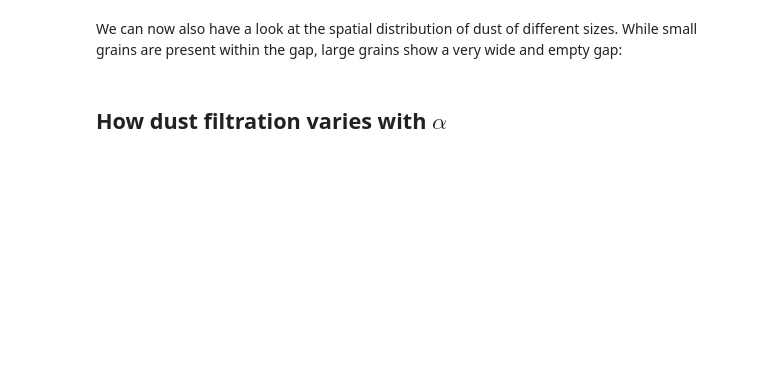
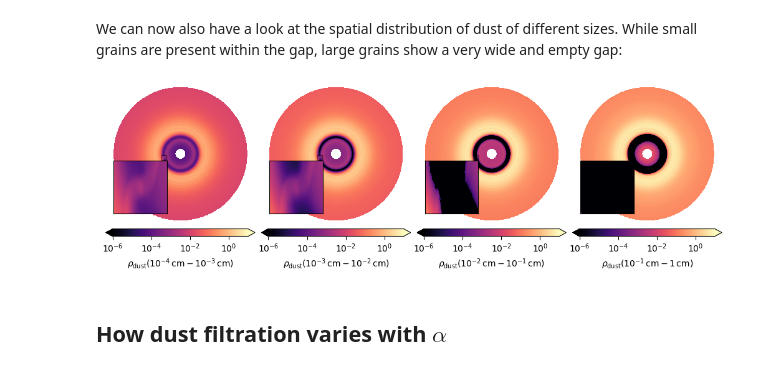
Before and after one commit to ThomasPfeil/TriPoDAthena_Introduction, a Jupyter notebook: TriPoDAthenaData.ipynb, the cells around one changed output. Cells and saved outputs as stored; diff of their text form; code cells hidden in the pictures; blank space fills up the shorter version.

```diff
--- a/TriPoDAthenaData.ipynb
+++ b/TriPoDAthenaData.ipynb
@@ -69,9 +69,9 @@ unit_len   = l0*au
 # with only 1 vertical grid cell)
 #
 ri   = data['x1f'] * l0 # radial grid cell interfaces
-phii = data['x2f'] * l0 # azimuthal grid cell interfaces
+phii = data['x2f'] # azimuthal grid cell interfaces
 r    = data['x1v'] * l0 # radial grid cell centers
-phi  = data['x2v'] * l0 # azimuthal grid cell centers
+phi  = data['x2v'] # azimuthal grid cell centers
 
 R, Phi = np.meshgrid(r, phi)
 
@@ -494,7 +531,7 @@ ax1  = plt.subplot(gs[0,1])
 ax2  = plt.subplot(gs[0,2])
 ax3  = plt.subplot(gs[0,3])
 
-plot0 = ax0.pcolormesh(x,y,np.where(np.logical_and(a[None,None,:]>1e-4, a[None,None,:]<1e-3),sig_recon2d_,0.).sum(-1), norm=LogNorm(vmin=1e-6, vmax=0.2), cmap='magma', rasterized=True)
+plot0 = ax0.pcolormesh(x,y,np.where(np.logical_and(a[None,None,:]>1e-4, a[None,None,:]<1e-3),sig_recon2d_,0.).sum(-1), norm=LogNorm(vmin=1e-6, vmax=10), cmap='magma', rasterized=True)
 ax0.axis('off')
 ax0.set_xlim(-20,20)
 ax0.axis('scaled')
@@ -502,12 +539,12 @@ plt.colorbar(plot0, ax=ax0, orientation='horizontal', label=r'$\rho_\mathrm{dust
 axins0 = ax0.inset_axes(
     [0.0, 0.05, 0.4, 0.4],
     xlim=(x1, x2), ylim=(y1, y2), xticklabels=[], yticklabels=[])
-axins0.pcolormesh(x,y,np.where(np.logical_and(a[None,None,:]>1e-4, a[None,None,:]<1e-3),sig_recon2d_,0.).sum(-1), norm=LogNorm(vmin=1e-6, vmax=0.2), cmap='magma', rasterized=True)
+axins0.pcolormesh(x,y,np.where(np.logical_and(a[None,None,:]>1e-4, a[None,None,:]<1e-3),sig_recon2d_,0.).sum(-1), norm=LogNorm(vmin=1e-6, vmax=10), cmap='magma', rasterized=True)
 axins0.set_xticks([])
 axins0.set_yticks([])
 ax0.indicate_inset_zoom(axins0, edgecolor="black")
 
-plot1 = ax1.pcolormesh(x,y,np.where(np.logical_and(a[None,None,:]>1e-3, a[None,None,:]<1e-2),sig_recon2d_,0.).sum(-1), norm=LogNorm(vmin=1e-6, vmax=0.2), cmap='magma', rasterized=True)
+plot1 = ax1.pcolormesh(x,y,np.where(np.logical_and(a[None,None,:]>1e-3, a[None,None,:]<1e-2),sig_recon2d_,0.).sum(-1), norm=LogNorm(vmin=1e-6, vmax=10), cmap='magma', rasterized=True)
 ax1.set_xlim(-20,20)
 ax1.axis('scaled')
 ax1.axis('off')
@@ -515,38 +552,40 @@ plt.colorbar(plot1, ax=ax1, orientation='horizontal', label=r'$\rho_\mathrm{dust
 axins1 = ax1.inset_axes(
     [0.0, 0.05, 0.4, 0.4],
     xlim=(x1, x2), ylim=(y1, y2), xticklabels=[], yticklabels=[])
-axins1.pcolormesh(x,y,np.where(np.logical_and(a[None,None,:]>1e-3, a[None,None,:]<1e-2),sig_recon2d_,0.).sum(-1), norm=LogNorm(vmin=1e-6, vmax=0.2), cmap='magma', rasterized=True)
+axins1.pcolormesh(x,y,np.where(np.logical_and(a[None,None,:]>1e-3, a[None,None,:]<1e-2),sig_recon2d_,0.).sum(-1), norm=LogNorm(vmin=1e-6, vmax=10), cmap='magma', rasterized=True)
 axins1.set_xticks([])
 axins1.set_yticks([])
 ax1.indicate_inset_zoom(axins1, edgecolor="black")
 
-plot2 = ax2.pcolormesh(x,y,np.where(np.logical_and(a[None,None,:]>1e-2, a[None,None,:]<1e-1),sig_recon2d_,0.).sum(-1), norm=LogNorm(vmin=1e-6, vmax=0.2), cmap='magma', rasterized=True)
+plot2 = ax2.pcolormesh(x,y,np.where(np.logical_and(a[None,None,:]>1e-2, a[None,None,:]<1e-1),sig_recon2d_,0.).sum(-1), norm=LogNorm(vmin=1e-6, vmax=10), cmap='magma', rasterized=True)
 ax2.set_xlim(-20,20)
 ax2.axis('scaled')
 ax2.axis('off')
 plt.colorbar(plot2, ax=ax2, orientation='horizontal', label=r'$\rho_\mathrm{dust}(10^{-2}\,\mathrm{cm}-10^{-1}\,\mathrm{cm})$',extend='both', pad=0.05)
 axins2 = ax2.inset_axes(
     [0.0, 0.05, 0.4, 0.4],
     xlim=(x1, x2), ylim=(y1, y2), xticklabels=[], yticklabels=[])
-axins2.pcolormesh(x,y,np.where(np.logical_and(a[None,None,:]>1e-2, a[None,None,:]<1e-1),sig_recon2d_,0.).sum(-1), norm=LogNorm(vmin=1e-6, vmax=0.2), cmap='magma', rasterized=True)
+axins2.pcolormesh(x,y,np.where(np.logical_and(a[None,None,:]>1e-2, a[None,None,:]<1e-1),sig_recon2d_,0.).sum(-1), norm=LogNorm(vmin=1e-6, vmax=10), cmap='magma', rasterized=True)
 axins2.set_xticks([])
 axins2.set_yticks([])
 ax2.indicate_inset_zoom(axins2, edgecolor="black")
 
-plot3 = ax3.pcolormesh(x,y,np.where(np.logical_and(a[None,None,:]>1e-1, a[None,None,:]<1),sig_recon2d_,0.).sum(-1), norm=LogNorm(vmin=1e-6, vmax=0.2), cmap='magma', rasterized=True)
+plot3 = ax3.pcolormesh(x,y,np.where(np.logical_and(a[None,None,:]>1e-1, a[None,None,:]<1),sig_recon2d_,0.).sum(-1), norm=LogNorm(vmin=1e-6, vmax=10), cmap='magma', rasterized=True)
 ax3.set_xlim(-20,20)
 ax3.axis('scaled')
 ax3.axis('off')
 plt.colorbar(plot3, ax=ax3, orientation='horizontal', label=r'$\rho_\mathrm{dust}(10^{-1}\,\mathrm{cm}-1\,\mathrm{cm})$', extend='both', pad=0.05)
 axins3 = ax3.inset_axes(
     [0.0, 0.05, 0.4, 0.4],
     xlim=(x1, x2), ylim=(y1, y2), xticklabels=[], yticklabels=[])
-axins3.pcolormesh(x,y,np.where(np.logical_and(a[None,None,:]>1e-1, a[None,None,:]<1),sig_recon2d_,0.).sum(-1), norm=LogNorm(vmin=1e-6, vmax=0.2), cmap='magma', rasterized=True)
+axins3.pcolormesh(x,y,np.where(np.logical_and(a[None,None,:]>1e-1, a[None,None,:]<1),sig_recon2d_,0.).sum(-1), norm=LogNorm(vmin=1e-6, vmax=10), cmap='magma', rasterized=True)
 axins3.set_xticks([])
 axins3.set_yticks([])
 ax3.indicate_inset_zoom(axins3, edgecolor="black")
 
 gs.tight_layout(fig, pad=0.1, h_pad=-0.5)
+# %% [output]
+[figure, added]
 # %% [markdown]
 ## How dust filtration varies with $\alpha$
 # %%
```
Also changed, not shown: parts of 10 cells of this notebook.
